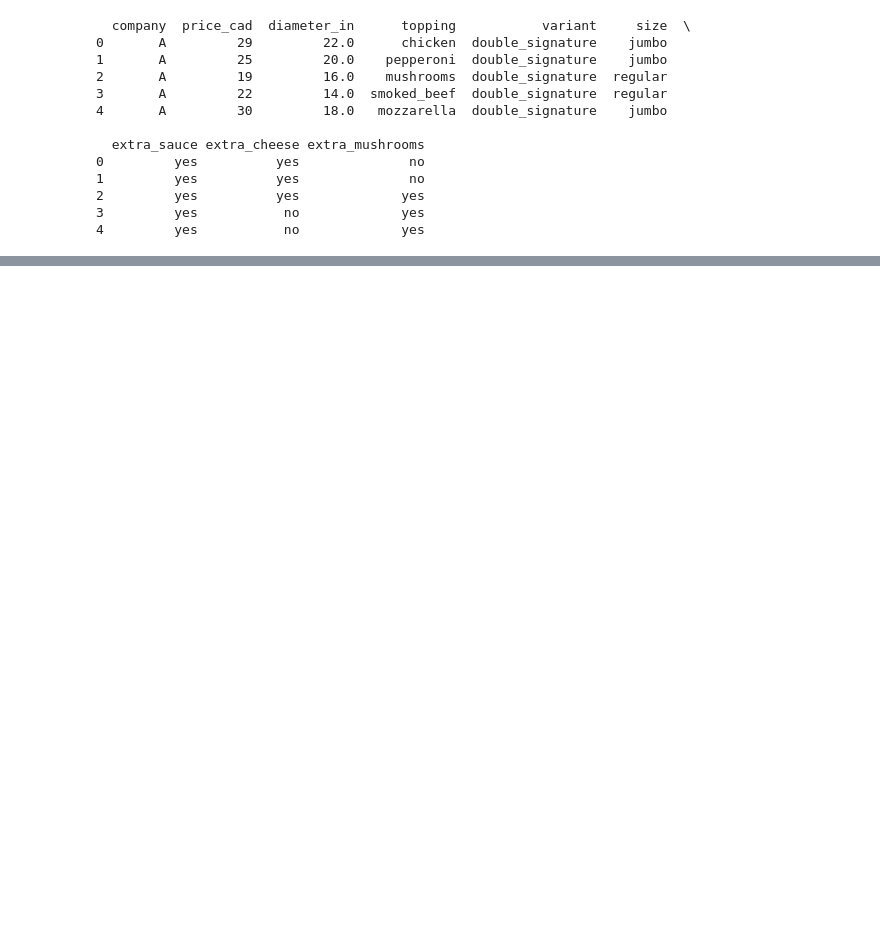
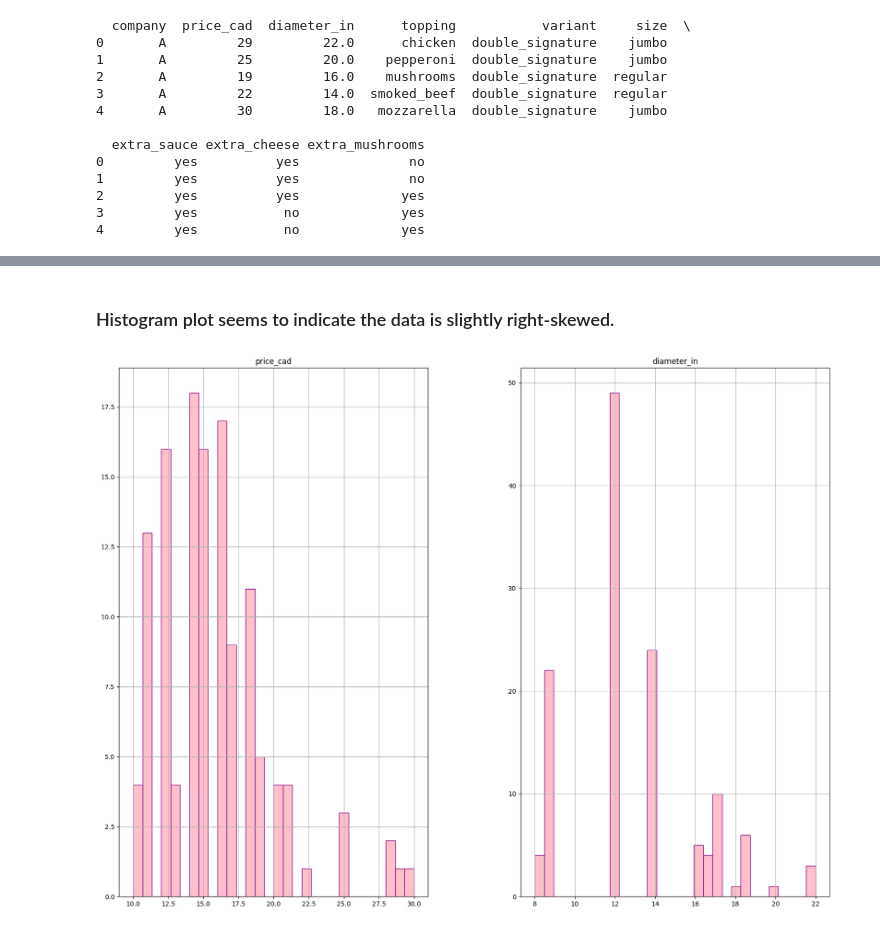
Before and after one commit to 550tealeaves/DATA71200_sum2024_550, a Jupyter notebook: Project_1_supervised_learning.ipynb, the cells around one changed output, grey strips where cells are left out. Cells and saved outputs as stored; diff of their text form; code cells hidden in the pictures; blank space fills up the shorter version.

Commit message:
created and styled histogram

```diff
--- a/Project_1_supervised_learning.ipynb
+++ b/Project_1_supervised_learning.ipynb
@@ -26,0 +64,9 @@ print(pizza.head())
+# %% [markdown]
+### Histogram plot seems to indicate the data is slightly right-skewed.
+# %%
+%matplotlib inline
+import matplotlib.pyplot as plt
+pizza.hist(bins=30, figsize=(20,15), color='pink', ec='purple') #changed fill and edge color
+plt.show()
+# %% [output]
+[figure, added]
```
Also changed, not shown: parts of 5 cells of this notebook.
